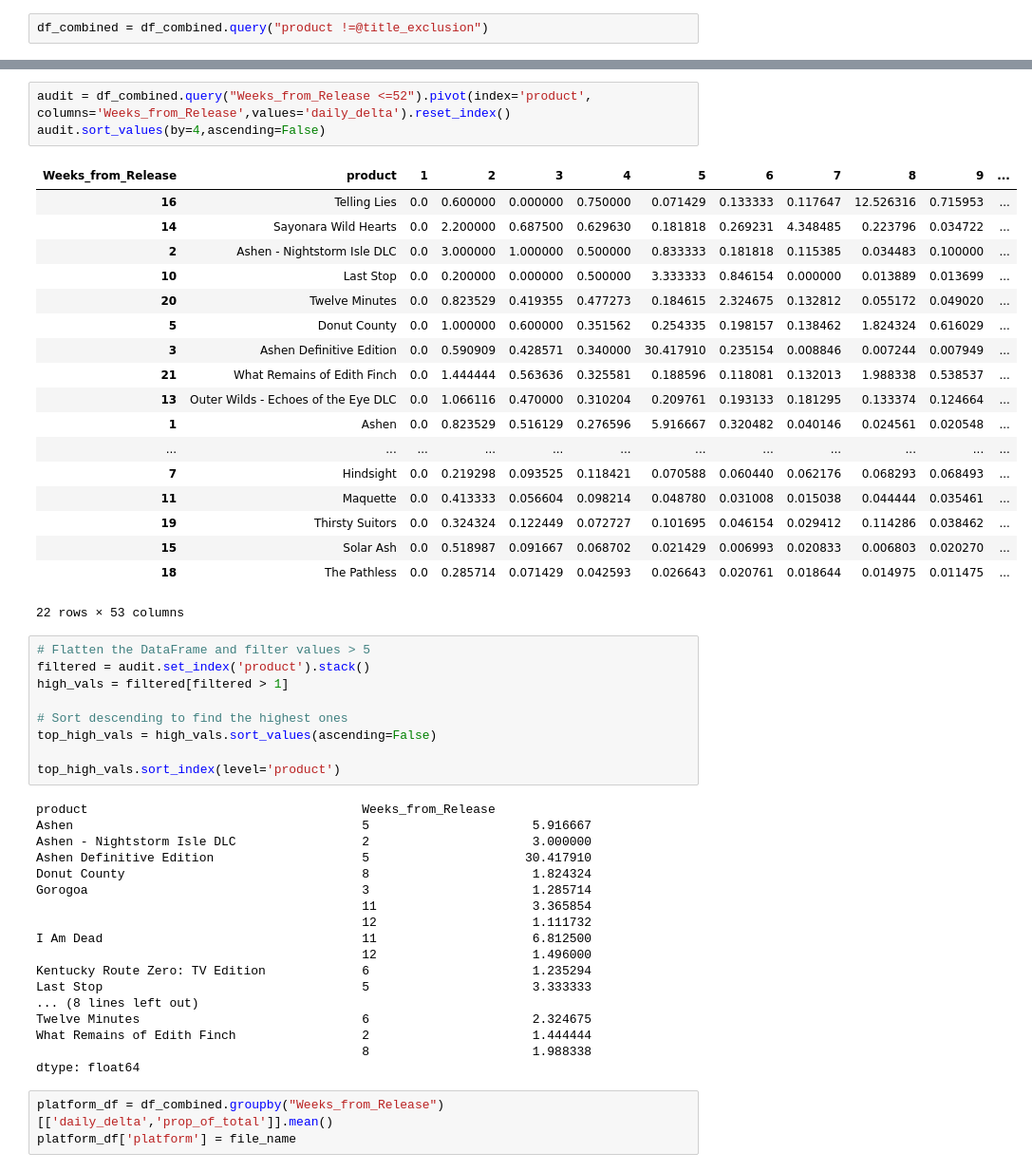
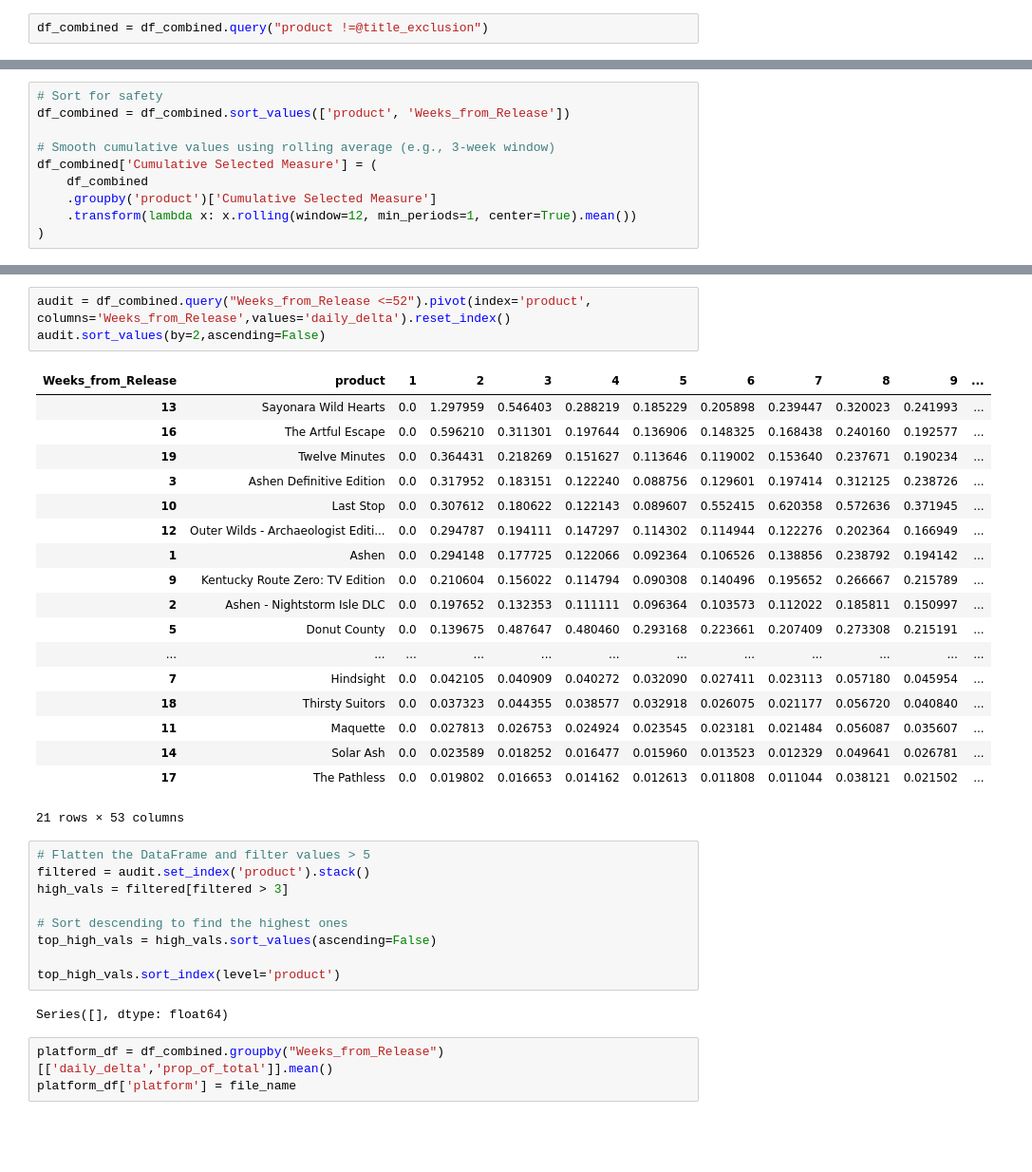
Before and after one commit to dougsack/IndieBI-Sales-EDA, a Jupyter notebook: Unit Sales Curves_Averaging.ipynb, the cells around one changed output, grey strips where cells are left out. Shown: that part at 95% size. Cells and saved outputs as stored; diff of their text form; blank space fills up the shorter version.

```diff
--- a/Unit Sales Curves_Averaging.ipynb
+++ b/Unit Sales Curves_Averaging.ipynb
@@ -136,0 +191,10 @@ array(['A Memoir Blue', 'Ashen', 'Ashen - Nightstorm Isle DLC',
+# %%
+# Sort for safety
+df_combined = df_combined.sort_values(['product', 'Weeks_from_Release'])
+
+# Smooth cumulative values using rolling average (e.g., 3-week window)
+df_combined['Cumulative Selected Measure'] = (
+    df_combined
+    .groupby('product')['Cumulative Selected Measure']
+    .transform(lambda x: x.rolling(window=12, min_periods=1, center=True).mean())
+)
@@ -163,52 +230,36 @@ df_combined.query("product=='Maquette' & Weeks_from_Release <=52")
 # %%
 audit = df_combined.query("Weeks_from_Release <=52").pivot(index='product', columns='Weeks_from_Release',values='daily_delta').reset_index()
-audit.sort_values(by=4,ascending=False)
+audit.sort_values(by=2,ascending=False)
 # %% [output]
 | Weeks_from_Release | product | 1 | 2 | 3 | 4 | 5 | 6 | 7 | 8 | 9 | ... |
-| 16 | Telling Lies | 0.0 | 0.600000 | 0.000000 | 0.750000 | 0.071429 | 0.133333 | 0.117647 | 12.526316 | 0.715953 | ... |
-| 14 | Sayonara Wild Hearts | 0.0 | 2.200000 | 0.687500 | 0.629630 | 0.181818 | 0.269231 | 4.348485 | 0.223796 | 0.034722 | ... |
-| 2 | Ashen - Nightstorm Isle DLC | 0.0 | 3.000000 | 1.000000 | 0.500000 | 0.833333 | 0.181818 | 0.115385 | 0.034483 | 0.100000 | ... |
-| 10 | Last Stop | 0.0 | 0.200000 | 0.000000 | 0.500000 | 3.333333 | 0.846154 | 0.000000 | 0.013889 | 0.013699 | ... |
-| 20 | Twelve Minutes | 0.0 | 0.823529 | 0.419355 | 0.477273 | 0.184615 | 2.324675 | 0.132812 | 0.055172 | 0.049020 | ... |
-| 5 | Donut County | 0.0 | 1.000000 | 0.600000 | 0.351562 | 0.254335 | 0.198157 | 0.138462 | 1.824324 | 0.616029 | ... |
-| 3 | Ashen Definitive Edition | 0.0 | 0.590909 | 0.428571 | 0.340000 | 30.417910 | 0.235154 | 0.008846 | 0.007244 | 0.007949 | ... |
-| 21 | What Remains of Edith Finch | 0.0 | 1.444444 | 0.563636 | 0.325581 | 0.188596 | 0.118081 | 0.132013 | 1.988338 | 0.538537 | ... |
-| 13 | Outer Wilds - Echoes of the Eye DLC | 0.0 | 1.066116 | 0.470000 | 0.310204 | 0.209761 | 0.193133 | 0.181295 | 0.133374 | 0.124664 | ... |
-| 1 | Ashen | 0.0 | 0.823529 | 0.516129 | 0.276596 | 5.916667 | 0.320482 | 0.040146 | 0.024561 | 0.020548 | ... |
+| 13 | Sayonara Wild Hearts | 0.0 | 1.297959 | 0.546403 | 0.288219 | 0.185229 | 0.205898 | 0.239447 | 0.320023 | 0.241993 | ... |
+| 16 | The Artful Escape | 0.0 | 0.596210 | 0.311301 | 0.197644 | 0.136906 | 0.148325 | 0.168438 | 0.240160 | 0.192577 | ... |
+| 19 | Twelve Minutes | 0.0 | 0.364431 | 0.218269 | 0.151627 | 0.113646 | 0.119002 | 0.153640 | 0.237671 | 0.190234 | ... |
+| 3 | Ashen Definitive Edition | 0.0 | 0.317952 | 0.183151 | 0.122240 | 0.088756 | 0.129601 | 0.197414 | 0.312125 | 0.238726 | ... |
+| 10 | Last Stop | 0.0 | 0.307612 | 0.180622 | 0.122143 | 0.089607 | 0.552415 | 0.620358 | 0.572636 | 0.371945 | ... |
+| 12 | Outer Wilds - Archaeologist Editi... | 0.0 | 0.294787 | 0.194111 | 0.147297 | 0.114302 | 0.114944 | 0.122276 | 0.202364 | 0.166949 | ... |
+| 1 | Ashen | 0.0 | 0.294148 | 0.177725 | 0.122066 | 0.092364 | 0.106526 | 0.138856 | 0.238792 | 0.194142 | ... |
+| 9 | Kentucky Route Zero: TV Edition | 0.0 | 0.210604 | 0.156022 | 0.114794 | 0.090308 | 0.140496 | 0.195652 | 0.266667 | 0.215789 | ... |
+| 2 | Ashen - Nightstorm Isle DLC | 0.0 | 0.197652 | 0.132353 | 0.111111 | 0.096364 | 0.103573 | 0.112022 | 0.185811 | 0.150997 | ... |
+| 5 | Donut County | 0.0 | 0.139675 | 0.487647 | 0.480460 | 0.293168 | 0.223661 | 0.207409 | 0.273308 | 0.215191 | ... |
 | ... | ... | ... | ... | ... | ... | ... | ... | ... | ... | ... | ... |
-| 7 | Hindsight | 0.0 | 0.219298 | 0.093525 | 0.118421 | 0.070588 | 0.060440 | 0.062176 | 0.068293 | 0.068493 | ... |
-| 11 | Maquette | 0.0 | 0.413333 | 0.056604 | 0.098214 | 0.048780 | 0.031008 | 0.015038 | 0.044444 | 0.035461 | ... |
-| 19 | Thirsty Suitors | 0.0 | 0.324324 | 0.122449 | 0.072727 | 0.101695 | 0.046154 | 0.029412 | 0.114286 | 0.038462 | ... |
-| 15 | Solar Ash | 0.0 | 0.518987 | 0.091667 | 0.068702 | 0.021429 | 0.006993 | 0.020833 | 0.006803 | 0.020270 | ... |
-| 18 | The Pathless | 0.0 | 0.285714 | 0.071429 | 0.042593 | 0.026643 | 0.020761 | 0.018644 | 0.014975 | 0.011475 | ... |
+| 7 | Hindsight | 0.0 | 0.042105 | 0.040909 | 0.040272 | 0.032090 | 0.027411 | 0.023113 | 0.057180 | 0.045954 | ... |
+| 18 | Thirsty Suitors | 0.0 | 0.037323 | 0.044355 | 0.038577 | 0.032918 | 0.026075 | 0.021177 | 0.056720 | 0.040840 | ... |
+| 11 | Maquette | 0.0 | 0.027813 | 0.026753 | 0.024924 | 0.023545 | 0.023181 | 0.021484 | 0.056087 | 0.035607 | ... |
+| 14 | Solar Ash | 0.0 | 0.023589 | 0.018252 | 0.016477 | 0.015960 | 0.013523 | 0.012329 | 0.049641 | 0.026781 | ... |
+| 17 | The Pathless | 0.0 | 0.019802 | 0.016653 | 0.014162 | 0.012613 | 0.011808 | 0.011044 | 0.038121 | 0.021502 | ... |
-22 rows × 53 columns
+21 rows × 53 columns
 # %%
 # Flatten the DataFrame and filter values > 5
 filtered = audit.set_index('product').stack()
-high_vals = filtered[filtered > 1]
+high_vals = filtered[filtered > 3]
 
 # Sort descending to find the highest ones
 top_high_vals = high_vals.sort_values(ascending=False)
 
 top_high_vals.sort_index(level='product')
 # %% [output]
-product                                     Weeks_from_Release
-Ashen                                       5                      5.916667
-Ashen - Nightstorm Isle DLC                 2                      3.000000
-Ashen Definitive Edition                    5                     30.417910
-Donut County                                8                      1.824324
-Gorogoa                                     3                      1.285714
-                                            11                     3.365854
-                                            12                     1.111732
-I Am Dead                                   11                     6.812500
-                                            12                     1.496000
-Kentucky Route Zero: TV Edition             6                      1.235294
-Last Stop                                   5                      3.333333
-... (8 lines left out)
-Twelve Minutes                              6                      2.324675
-What Remains of Edith Finch                 2                      1.444444
-                                            8                      1.988338
-dtype: float64
+Series([], dtype: float64)
 # %%
 platform_df = df_combined.groupby("Weeks_from_Release")[['daily_delta','prop_of_total']].mean()
 platform_df['platform'] = file_name
```
Also changed, not shown: parts of 19 cells of this notebook, 12 other files.
